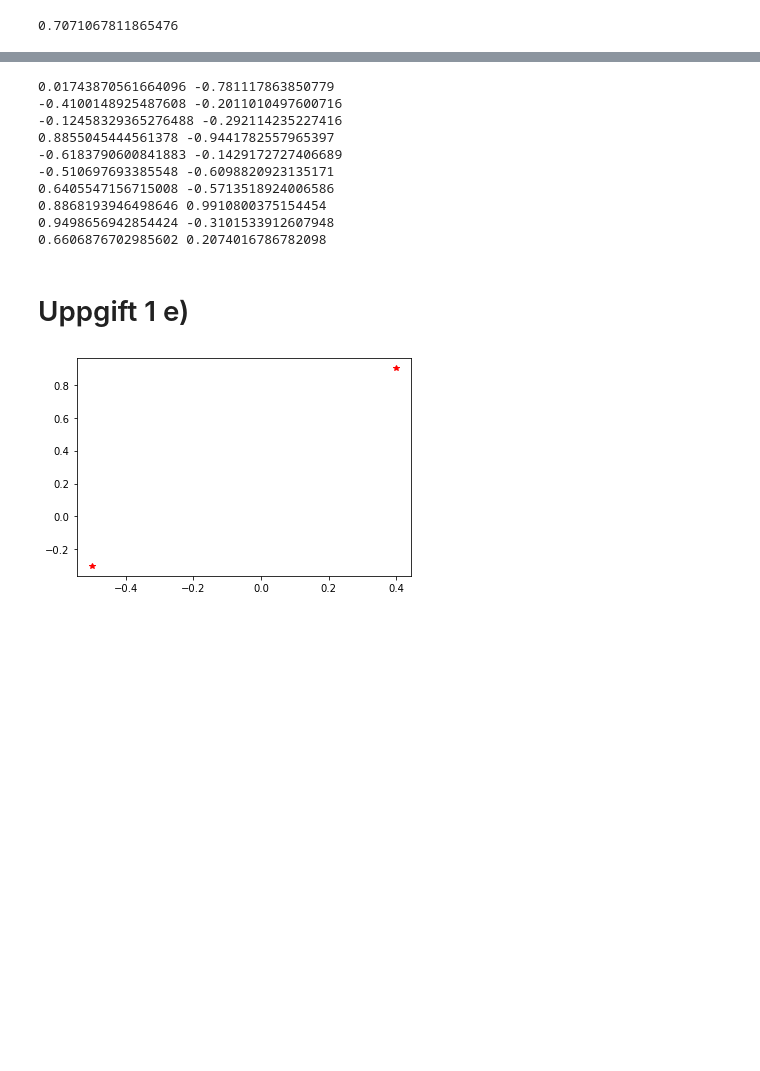
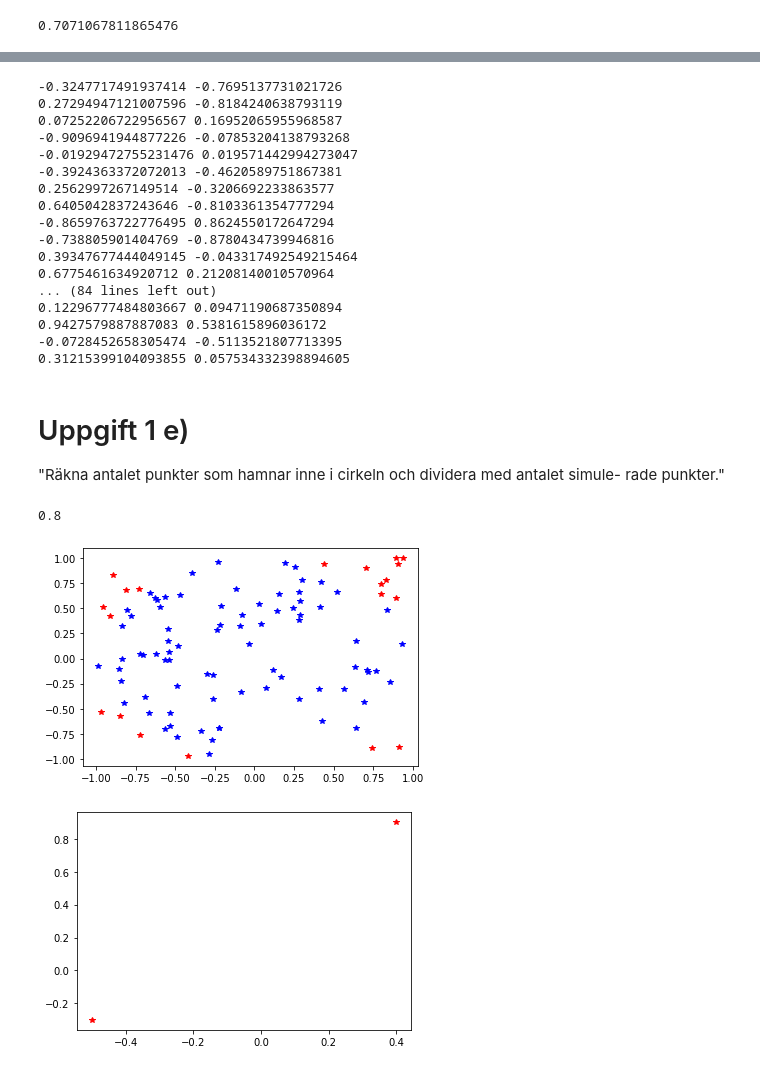
Before and after one commit to LennyFace1234/Orhan_Yuksel_TE19C, a Jupyter notebook: Räkna_med_python/Programmeringslaboration1.ipynb, the cells around one changed output, grey strips where cells are left out. Cells and saved outputs as stored; diff of their text form; code cells hidden in the pictures; blank space fills up the shorter version.

```diff
--- a/Räkna_med_python/Programmeringslaboration1.ipynb
+++ b/Räkna_med_python/Programmeringslaboration1.ipynb
@@ -39,7 +48,7 @@ print(math.sqrt(x**2+y**2)) # Gör samma sak som innan. Det är exakt samma dist
 # %%
 import random as rnd
 
-for i in range(10):
+for i in range(100):
 
     x = rnd.uniform(-1,1) #randomizar x koordinat mellan -1 och 1
 
@@ -47,18 +56,53 @@ for i in range(10):
 
     print(x,y) #printar randomizad x och y koordinat
 # %% [output]
-0.01743870561664096 -0.781117863850779
--0.4100148925487608 -0.2011010497600716
--0.12458329365276488 -0.292114235227416
-0.8855045444561378 -0.9441782557965397
--0.6183790600841883 -0.1429172727406689
--0.510697693385548 -0.6098820923135171
-0.6405547156715008 -0.5713518924006586
-0.8868193946498646 0.9910800375154454
-0.9498656942854424 -0.3101533912607948
-0.6606876702985602 0.2074016786782098
+-0.3247717491937414 -0.7695137731021726
+0.27294947121007596 -0.8184240638793119
+0.07252206722956567 0.16952065955968587
+-0.9096941944877226 -0.07853204138793268
+-0.01929472755231476 0.019571442994273047
+-0.3924363372072013 -0.4620589751867381
+0.2562997267149514 -0.3206692233863577
+0.6405042837243646 -0.8103361354777294
+-0.8659763722776495 0.8624550172647294
+-0.738805901404769 -0.8780434739946816
+0.39347677444049145 -0.043317492549215464
+0.6775461634920712 0.21208140010570964
+... (84 lines left out)
+0.12296777484803667 0.09471190687350894
+0.9427579887887083 0.5381615896036172
+-0.0728452658305474 -0.5113521807713395
+0.31215399104093855 0.057534332398894605
-# %% [markdown]
-# Uppgift 1 e)
+# %% [markdown]
+# Uppgift 1 e)
+
+"Räkna antalet punkter som hamnar inne i cirkeln och dividera med antalet simule-
+rade punkter."
+# %%
+import random as rnd
+import matplotlib.pyplot as plt
+import math
+
+z = 0
+
+for i in range(100):
+    x = rnd.uniform(-1,1) #randomizar x koordinat mellan -1 och 1
+    y = rnd.uniform(-1,1) #randomizar y koordinat mellan -1 och 1
+    svar = math.sqrt(x**2+y**2)
+
+    if svar < 1:
+        plt.plot(x,y, '*b')
+        z+=1
+
+    else:
+        plt.plot(x,y, '*r')
+
+svar = z/100
+
+print(svar)
+# %% [output]
+0.8
+[figure, added]
 # %%
 import matplotlib.pyplot as plt
 x1 = 0.4
```
Also changed, not shown: parts of 10 cells of this notebook.
